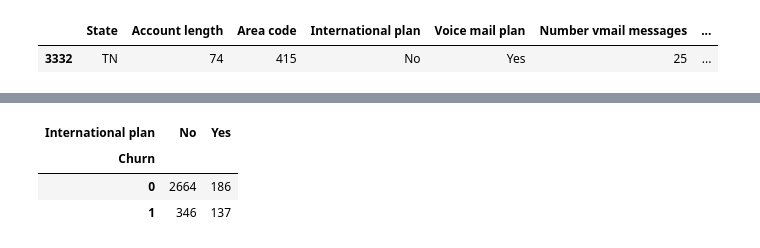
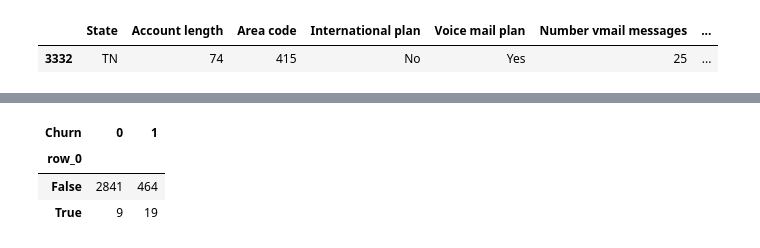
Before and after one commit to Duneholy/ods_learning, a Jupyter notebook: jupyter_russian/topic01_pandas_data_analysis/my_tests/1 lesson.ipynb, the cells around one changed output, grey strips where cells are left out. Saved outputs shown, nothing was run; the diff lists cells and outputs as text; code cells hidden in the pictures.

```diff
--- a/jupyter_russian/topic01_pandas_data_analysis/my_tests/1 lesson.ipynb
+++ b/jupyter_russian/topic01_pandas_data_analysis/my_tests/1 lesson.ipynb
@@ -253,0 +210,7 @@ pd.crosstab(df['Churn'], df['Voice mail plan'])
+# %%
+total_calls = df['Total day calls'] + df['Total eve calls'] + \
+                  df['Total night calls'] + df['Total intl calls']
+df.insert(loc=len(df.columns), column='Total calls', value=total_calls)
+# loc - номер столбца, после которого нужно вставить данный Series
+# мы указали len(df.columns), чтобы вставить его в самом конце
+df.head()
@@ -253,0 +225,4 @@ pd.crosstab(df['Churn'], df['Voice mail plan'])
+# %%
+df['Total charge'] = df['Total day charge'] + df['Total eve charge'] + df['Total night charge'] + df['Total intl charge']
+
+df.head()
@@ -253,0 +237,5 @@ pd.crosstab(df['Churn'], df['Voice mail plan'])
+# %%
+# избавляемся от созданных только что столбцов
+df = df.drop(['Total charge', 'Total calls'], axis=1)
+
+df.drop([1, 2]).head() # а вот так можно удалить строчки
@@ -261,0 +265,4 @@ pd.crosstab(df['Churn'], df['International plan'], margins=True)
+# %%
+df['Many_service_calls'] = (df['Customer service calls'] > 3).astype('int')
+
+pd.crosstab(df['Many_service_calls'], df['Churn'], margins=True)
@@ -262,7 +275,7 @@ pd.crosstab(df['Churn'], df['International plan'], margins=True)
 # %%
-pd.crosstab(df['Churn'], df['International plan'])
+pd.crosstab(df['Many_service_calls'] & df['International plan'] , df['Churn'])
 # %% [output]
-| International plan | No | Yes |
-| Churn |  |  |
-| 0 | 2664 | 186 |
-| 1 | 346 | 137 |
+| Churn | 0 | 1 |
+| row_0 |  |  |
+| False | 2841 | 464 |
+| True | 9 | 19 |
```
Also changed, not shown: parts of 19 cells of this notebook, 1 other file.
